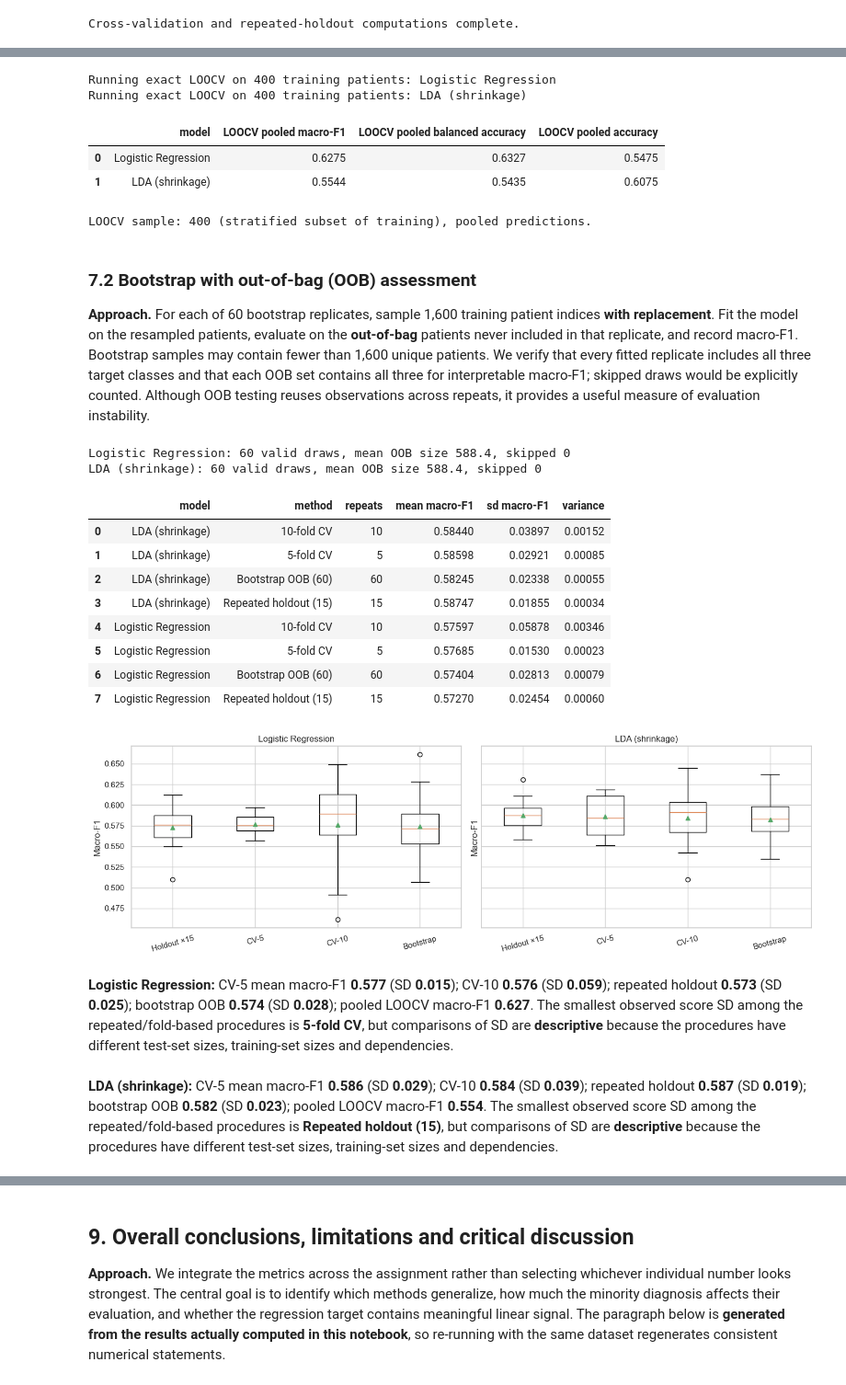
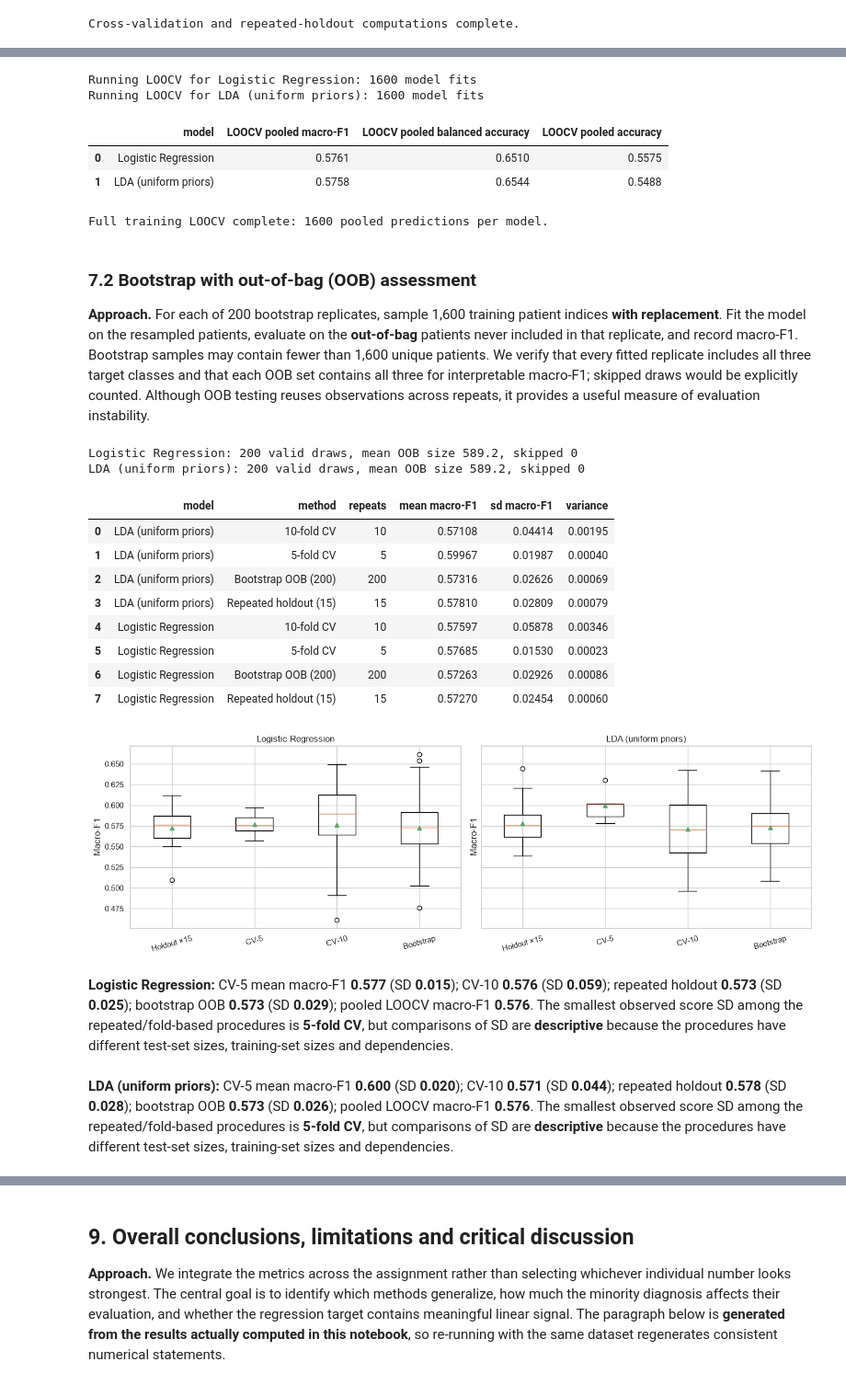
Before and after one commit to LadyCiaradh/APRAU_1131504_1250515_1220638, a Jupyter notebook: notebooks/APRAU_Group26.ipynb, the cells around one changed output, grey strips where cells are left out. Shown at 92% size. Drawn from its saved outputs; the diff is of its cells as text; code cells hidden in the pictures.

Commit message:
Improve EDA, LDA evaluation, resampling and feature selection

```diff
--- a/notebooks/APRAU_Group26.ipynb
+++ b/notebooks/APRAU_Group26.ipynb
@@ -59,8 +64,7 @@ Python: 3.13.9 | scikit-learn: 1.9.1
 # %%
 DATA_PATHS = [Path('data/dataset_grupo_26.csv'),
               Path('../data/dataset_grupo_26.csv'),
-              Path('dataset_grupo_26.csv'),
-              Path('/mnt/data/dataset_grupo_26.csv')]
+              Path('dataset_grupo_26.csv')]
 data_path = next((p for p in DATA_PATHS if p.is_file()), None)
 if data_path is None:
     raise FileNotFoundError('Place dataset_grupo_26.csv inside data/ (repository root).')
@@ -535,7 +661,7 @@ Our primary selection metric is **macro-F1**, which gives equal importance to ea
 # %%
 CLASSIFIERS = {
     'Logistic Regression': LogisticRegression(max_iter=3000, class_weight='balanced', solver='lbfgs'),
-    'LDA (shrinkage)': LinearDiscriminantAnalysis(solver='lsqr', shrinkage='auto')
+    'LDA (uniform priors)': LinearDiscriminantAnalysis(solver='lsqr', shrinkage='auto', priors=[1/3, 1/3, 1/3])
 }
 base_classifier = DummyClassifier(strategy='most_frequent')
 # Model comparison on training data only, using the same 5-fold splits.
@@ -662,35 +827,31 @@ Cross-validation and repeated-holdout computations complete.
 # %%
-# Stratified, reproducible sample: exact LOOCV on 400 training patients.
-loo_subset, _unused = train_test_split(np.arange(len(X_train)), train_size=400,
-                                      stratify=ycls_train, random_state=SEED)
-X_loo = X_train.iloc[loo_subset]
-y_loo = ycls_train.iloc[loo_subset]
+# Full LOOCV on all training patients (no subset sampling).
 loo = LeaveOneOut()
-loocv_results=[]
+loocv_results = []
 for name, est in CLASSIFIERS.items():
-    print('Running exact LOOCV on 400 training patients:',name,flush=True)
-    predicted = cross_val_predict(full_pipeline(X_loo,est), X_loo, y_loo,
+    print(f'Running LOOCV for {name}: {len(X_train)} model fits', flush=True)
+    predicted = cross_val_predict(full_pipeline(X_train, est), X_train, ycls_train,
                                   cv=loo, n_jobs=1, method='predict')
-    loocv_results.append({'model':name,
-                          'LOOCV pooled macro-F1':f1_score(y_loo,predicted,average='macro',zero_division=0),
-                          'LOOCV pooled balanced accuracy':balanced_accuracy_score(y_loo,predicted),
-                          'LOOCV pooled accuracy':accuracy_score(y_loo,predicted)})
+    loocv_results.append({'model': name,
+                          'LOOCV pooled macro-F1': f1_score(ycls_train, predicted, average='macro', zero_division=0),
+                          'LOOCV pooled balanced accuracy': balanced_accuracy_score(ycls_train, predicted),
+                          'LOOCV pooled accuracy': accuracy_score(ycls_train, predicted)})
 loocv_table = pd.DataFrame(loocv_results)
 display(loocv_table.round(4))
-print('LOOCV sample: 400 (stratified subset of training), pooled predictions.')
+print('Full training LOOCV complete:', len(X_train), 'pooled predictions per model.')
 # %% [output]
-Running exact LOOCV on 400 training patients: Logistic Regression
-Running exact LOOCV on 400 training patients: LDA (shrinkage)
+Running LOOCV for Logistic Regression: 1600 model fits
+Running LOOCV for LDA (uniform priors): 1600 model fits
 |  | model | LOOCV pooled macro-F1 | LOOCV pooled balanced accuracy | LOOCV pooled accuracy |
-| 0 | Logistic Regression | 0.6275 | 0.6327 | 0.5475 |
-| 1 | LDA (shrinkage) | 0.5544 | 0.5435 | 0.6075 |
+| 0 | Logistic Regression | 0.5761 | 0.6510 | 0.5575 |
+| 1 | LDA (uniform priors) | 0.5758 | 0.6544 | 0.5488 |
-LOOCV sample: 400 (stratified subset of training), pooled predictions.
+Full training LOOCV complete: 1600 pooled predictions per model.
 # %% [markdown]
 ### 7.2 Bootstrap with out-of-bag (OOB) assessment
 
-**Approach.** For each of 60 bootstrap replicates, sample 1,600 training patient indices **with replacement**. Fit the model on the resampled patients, evaluate on the **out-of-bag** patients never included in that replicate, and record macro-F1. Bootstrap samples may contain fewer than 1,600 unique patients. We verify that every fitted replicate includes all three target classes and that each OOB set contains all three for interpretable macro-F1; skipped draws would be explicitly counted. Although OOB testing reuses observations across repeats, it provides a useful measure of evaluation instability.
+**Approach.** For each of 200 bootstrap replicates, sample 1,600 training patient indices **with replacement**. Fit the model on the resampled patients, evaluate on the **out-of-bag** patients never included in that replicate, and record macro-F1. Bootstrap samples may contain fewer than 1,600 unique patients. We verify that every fitted replicate includes all three target classes and that each OOB set contains all three for interpretable macro-F1; skipped draws would be explicitly counted. Although OOB testing reuses observations across repeats, it provides a useful measure of evaluation instability.
 # %%
-BOOTSTRAP_REPEATS=60
+BOOTSTRAP_REPEATS=200
 bootstrap_sizes={}
 for name, est in CLASSIFIERS.items():
     scores=[]; sizes=[]; skipped=0
@@ -708,41 +869,42 @@ for name, est in CLASSIFIERS.items():
         output=model.predict(X_train.iloc[unseen])
         scores.append(f1_score(ycls_train.iloc[unseen],output,average='macro',zero_division=0))
         sizes.append(len(unseen))
-    add_sample_results(name,'Bootstrap OOB (60)',scores)
+    add_sample_results(name,f'Bootstrap OOB ({BOOTSTRAP_REPEATS})',scores)
     bootstrap_sizes[name]=(np.mean(sizes),skipped)
     print(f'{name}: {len(scores)} valid draws, mean OOB size {np.mean(sizes):.1f}, skipped {skipped}')
 # %% [output]
-Logistic Regression: 60 valid draws, mean OOB size 588.4, skipped 0
-LDA (shrinkage): 60 valid draws, mean OOB size 588.4, skipped 0
+Logistic Regression: 200 valid draws, mean OOB size 589.2, skipped 0
+LDA (uniform priors): 200 valid draws, mean OOB size 589.2, skipped 0
 # %%
+bootstrap_label = f'Bootstrap OOB ({BOOTSTRAP_REPEATS})'
 variance_summary=pd.DataFrame(resample_rows).sort_values(['model','method']).reset_index(drop=True)
 display(variance_summary.round(5))
 fig, axs=plt.subplots(1,2,figsize=(14,4.5),sharey=True)
 for ax,(label,_) in zip(axs,CLASSIFIERS.items()):
-    samples=[resample_samples[(label,k)] for k in ['Repeated holdout (15)','5-fold CV','10-fold CV','Bootstrap OOB (60)']]
+    samples=[resample_samples[(label,k)] for k in ['Repeated holdout (15)','5-fold CV','10-fold CV',bootstrap_label]]
     ax.boxplot(samples,tick_labels=['Holdout ×15','CV-5','CV-10','Bootstrap'],showmeans=True)
     ax.set_title(label);ax.set_ylabel('Macro-F1')
     ax.tick_params(axis='x',rotation=15)
 plt.tight_layout();plt.show()
 # Contextual observations derived from values, rather than unverified fixed text.
 for modelname in CLASSIFIERS:
     section=variance_summary[variance_summary.model==modelname].set_index('method')
     best_variability=section['sd macro-F1'].idxmin()
     looval=float(loocv_table.set_index('model').loc[modelname,'LOOCV pooled macro-F1'])
-    display(Markdown(f'''**{modelname}:** CV-5 mean macro-F1 **{section.loc['5-fold CV','mean macro-F1']:.3f}** (SD **{section.loc['5-fold CV','sd macro-F1']:.3f}**); CV-10 **{section.loc['10-fold CV','mean macro-F1']:.3f}** (SD **{section.loc['10-fold CV','sd macro-F1']:.3f}**); repeated holdout **{section.loc['Repeated holdout (15)','mean macro-F1']:.3f}** (SD **{section.loc['Repeated holdout (15)','sd macro-F1']:.3f}**); bootstrap OOB **{section.loc['Bootstrap OOB (60)','mean macro-F1']:.3f}** (SD **{section.loc['Bootstrap OOB (60)','sd macro-F1']:.3f}**); pooled LOOCV macro-F1 **{looval:.3f}**. The smallest observed score SD among the repeated/fold-based procedures is **{best_variability}**, but comparisons of SD are **descriptive** because the procedures have different test-set sizes, training-set sizes and dependencies.'''))
+    display(Markdown(f'''**{modelname}:** CV-5 mean macro-F1 **{section.loc['5-fold CV','mean macro-F1']:.3f}** (SD **{section.loc['5-fold CV','sd macro-F1']:.3f}**); CV-10 **{section.loc['10-fold CV','mean macro-F1']:.3f}** (SD **{section.loc['10-fold CV','sd macro-F1']:.3f}**); repeated holdout **{section.loc['Repeated holdout (15)','mean macro-F1']:.3f}** (SD **{section.loc['Repeated holdout (15)','sd macro-F1']:.3f}**); bootstrap OOB **{section.loc[bootstrap_label,'mean macro-F1']:.3f}** (SD **{section.loc[bootstrap_label,'sd macro-F1']:.3f}**); pooled LOOCV macro-F1 **{looval:.3f}**. The smallest observed score SD among the repeated/fold-based procedures is **{best_variability}**, but comparisons of SD are **descriptive** because the procedures have different test-set sizes, training-set sizes and dependencies.'''))
 # %% [output]
 |  | model | method | repeats | mean macro-F1 | sd macro-F1 | variance |
-| 0 | LDA (shrinkage) | 10-fold CV | 10 | 0.58440 | 0.03897 | 0.00152 |
-| 1 | LDA (shrinkage) | 5-fold CV | 5 | 0.58598 | 0.02921 | 0.00085 |
-| 2 | LDA (shrinkage) | Bootstrap OOB (60) | 60 | 0.58245 | 0.02338 | 0.00055 |
-| 3 | LDA (shrinkage) | Repeated holdout (15) | 15 | 0.58747 | 0.01855 | 0.00034 |
+| 0 | LDA (uniform priors) | 10-fold CV | 10 | 0.57108 | 0.04414 | 0.00195 |
+| 1 | LDA (uniform priors) | 5-fold CV | 5 | 0.59967 | 0.01987 | 0.00040 |
+| 2 | LDA (uniform priors) | Bootstrap OOB (200) | 200 | 0.57316 | 0.02626 | 0.00069 |
+| 3 | LDA (uniform priors) | Repeated holdout (15) | 15 | 0.57810 | 0.02809 | 0.00079 |
 | 4 | Logistic Regression | 10-fold CV | 10 | 0.57597 | 0.05878 | 0.00346 |
 | 5 | Logistic Regression | 5-fold CV | 5 | 0.57685 | 0.01530 | 0.00023 |
-| 6 | Logistic Regression | Bootstrap OOB (60) | 60 | 0.57404 | 0.02813 | 0.00079 |
+| 6 | Logistic Regression | Bootstrap OOB (200) | 200 | 0.57263 | 0.02926 | 0.00086 |
 | 7 | Logistic Regression | Repeated holdout (15) | 15 | 0.57270 | 0.02454 | 0.00060 |
-[figure, old version]
+[figure, new version]
-**Logistic Regression:** CV-5 mean macro-F1 **0.577** (SD **0.015**); CV-10 **0.576** (SD **0.059**); repeated holdout **0.573** (SD **0.025**); bootstrap OOB **0.574** (SD **0.028**); pooled LOOCV macro-F1 **0.627**. The smallest observed score SD among the repeated/fold-based procedures is **5-fold CV**, but comparisons of SD are **descriptive** because the procedures have different test-set sizes, training-set sizes and dependencies.
+**Logistic Regression:** CV-5 mean macro-F1 **0.577** (SD **0.015**); CV-10 **0.576** (SD **0.059**); repeated holdout **0.573** (SD **0.025**); bootstrap OOB **0.573** (SD **0.029**); pooled LOOCV macro-F1 **0.576**. The smallest observed score SD among the repeated/fold-based procedures is **5-fold CV**, but comparisons of SD are **descriptive** because the procedures have different test-set sizes, training-set sizes and dependencies.
-**LDA (shrinkage):** CV-5 mean macro-F1 **0.586** (SD **0.029**); CV-10 **0.584** (SD **0.039**); repeated holdout **0.587** (SD **0.019**); bootstrap OOB **0.582** (SD **0.023**); pooled LOOCV macro-F1 **0.554**. The smallest observed score SD among the repeated/fold-based procedures is **Repeated holdout (15)**, but comparisons of SD are **descriptive** because the procedures have different test-set sizes, training-set sizes and dependencies.
+**LDA (uniform priors):** CV-5 mean macro-F1 **0.600** (SD **0.020**); CV-10 **0.571** (SD **0.044**); repeated holdout **0.578** (SD **0.028**); bootstrap OOB **0.573** (SD **0.026**); pooled LOOCV macro-F1 **0.576**. The smallest observed score SD among the repeated/fold-based procedures is **5-fold CV**, but comparisons of SD are **descriptive** because the procedures have different test-set sizes, training-set sizes and dependencies.
 # %% [markdown]
 ## 8. Classification feature selection — Ridge and Lasso principles (assignment §5)
 
```
Also changed, not shown: parts of 21 cells of this notebook.
